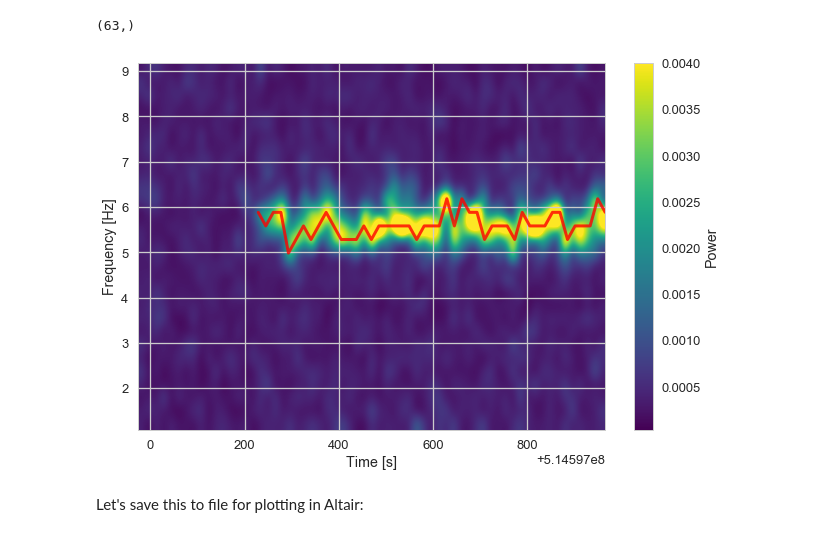
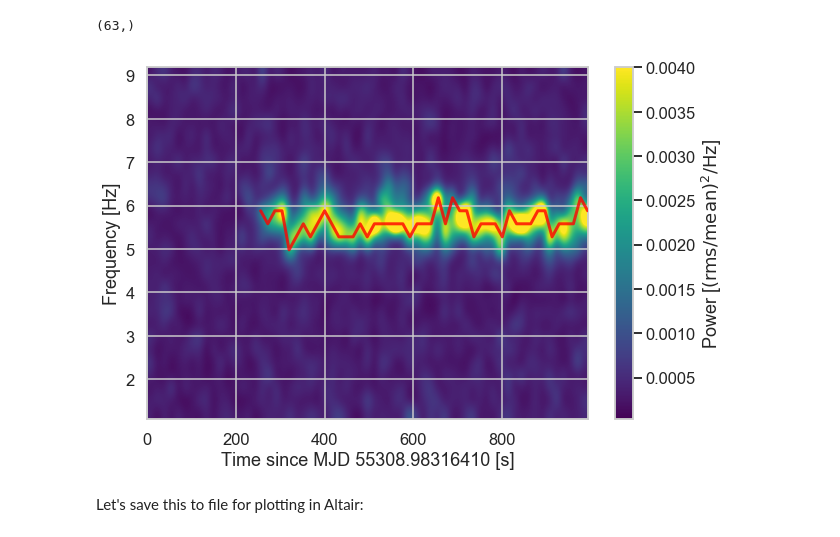
Before and after one commit to StingraySoftware/stingraypaper, a Jupyter notebook: notebooks/PaperFigures.ipynb, the cells around one changed output. Saved outputs shown, nothing was run; the diff lists cells and outputs as text; code cells hidden in the pictures.

```diff
--- a/notebooks/PaperFigures.ipynb
+++ b/notebooks/PaperFigures.ipynb
@@ -376,20 +416,20 @@ dps.time.shape
 (63,)
 # %%
 fig, ax = plt.subplots(1,1, figsize=(9,6))
-
-extent = min(dps.time), max(dps.time), dps.freq[3], dps.freq[30]
+t0 = min(dps.time)
+extent = 0, max(dps.time)-t0, dps.freq[3], dps.freq[30]
 im = ax.imshow(dps.dyn_ps[3:31,:], aspect="auto", origin="lower", vmax=0.004,
            interpolation="bicubic", extent=extent, cmap=cm.viridis)
-ax.plot(dps.time[16:], dps.freq[max_pos][16:], color='red', lw=3, alpha=0.8, zorder=10)
-ax.set_xlabel('Time [s]')
+ax.plot(dps.time[16:]-t0, dps.freq[max_pos][16:], color='red', lw=3, alpha=0.8, zorder=10)
+ax.set_xlabel('Time since MJD 55308.98316410 [s]')
 ax.set_ylabel('Frequency [Hz]')
 
-fig.colorbar(im, label="Power")
+fig.colorbar(im, label=r"Power [$(\mathrm{rms}/\mathrm{mean})^2/\mathrm{Hz}$]")
 plt.tight_layout()
 
 plt.savefig("../figures/dyn_spec.pdf", format="pdf")
 # %% [output]
-[figure, old version]
+[figure, new version]
 # %% [markdown]
 Let's save this to file for plotting in Altair:
 # %%
```
Also changed, not shown: parts of 17 cells of this notebook, 1 other file.
